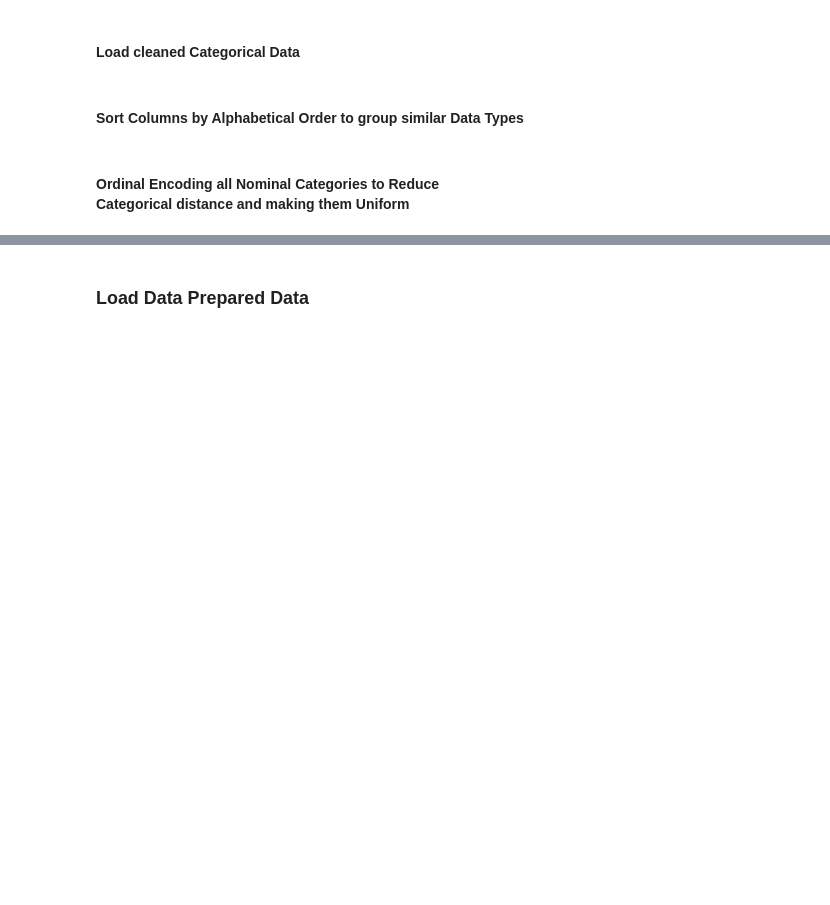
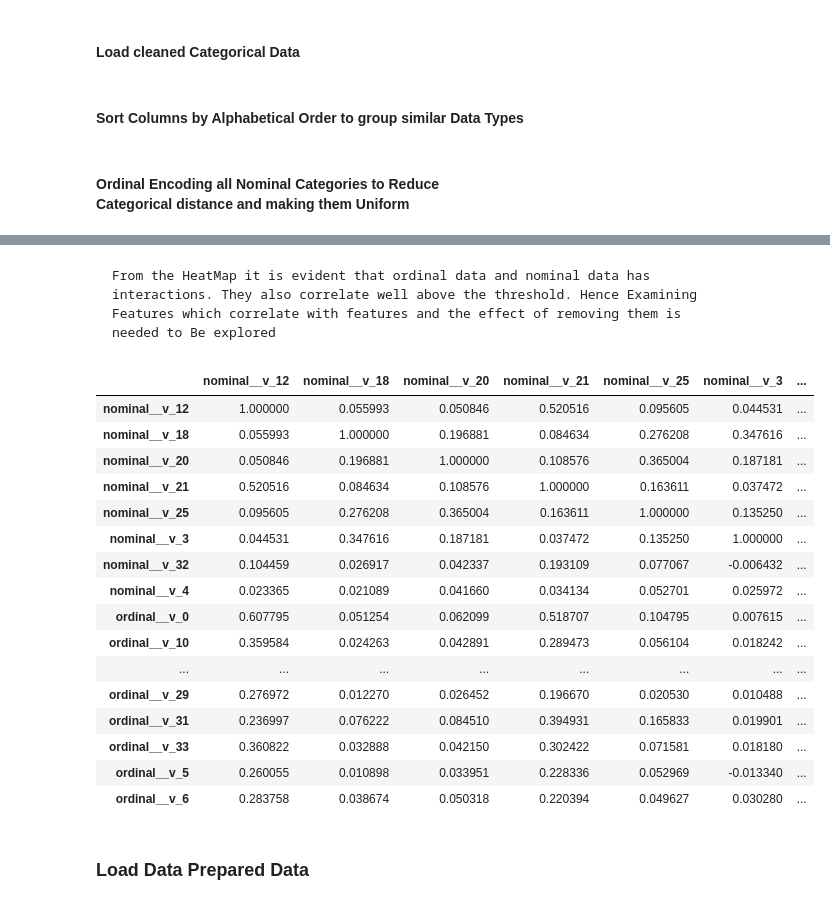
Before and after one commit to risan-raja/sdpiit, a Jupyter notebook: notebooks/sdpiitm-risan-raja-21f10000121.ipynb, the cells around one changed output, grey strips where cells are left out. Drawn from its saved outputs; the diff is of its cells as text; code cells hidden in the pictures; blank space fills up the shorter version.

````diff
--- a/notebooks/sdpiitm-risan-raja-21f10000121.ipynb
+++ b/notebooks/sdpiitm-risan-raja-21f10000121.ipynb
@@ -1249,3 +876,27 @@ raw_data_eval
+# %% [markdown]
+```text
+From the HeatMap it is evident that ordinal data and nominal data has interactions. They also correlate well above the threshold. Hence Examining Features which correlate with features and the effect of removing them is needed to Be explored
+```
+# %%
+clf = HistGradientBoostingClassifier()
+# %% [output]
+|  | nominal__v_12 | nominal__v_18 | nominal__v_20 | nominal__v_21 | nominal__v_25 | nominal__v_3 | ... |
+| nominal__v_12 | 1.000000 | 0.055993 | 0.050846 | 0.520516 | 0.095605 | 0.044531 | ... |
+| nominal__v_18 | 0.055993 | 1.000000 | 0.196881 | 0.084634 | 0.276208 | 0.347616 | ... |
+| nominal__v_20 | 0.050846 | 0.196881 | 1.000000 | 0.108576 | 0.365004 | 0.187181 | ... |
+| nominal__v_21 | 0.520516 | 0.084634 | 0.108576 | 1.000000 | 0.163611 | 0.037472 | ... |
+| nominal__v_25 | 0.095605 | 0.276208 | 0.365004 | 0.163611 | 1.000000 | 0.135250 | ... |
+| nominal__v_3 | 0.044531 | 0.347616 | 0.187181 | 0.037472 | 0.135250 | 1.000000 | ... |
+| nominal__v_32 | 0.104459 | 0.026917 | 0.042337 | 0.193109 | 0.077067 | -0.006432 | ... |
+| nominal__v_4 | 0.023365 | 0.021089 | 0.041660 | 0.034134 | 0.052701 | 0.025972 | ... |
+| ordinal__v_0 | 0.607795 | 0.051254 | 0.062099 | 0.518707 | 0.104795 | 0.007615 | ... |
+| ordinal__v_10 | 0.359584 | 0.024263 | 0.042891 | 0.289473 | 0.056104 | 0.018242 | ... |
+| ... | ... | ... | ... | ... | ... | ... | ... |
+| ordinal__v_29 | 0.276972 | 0.012270 | 0.026452 | 0.196670 | 0.020530 | 0.010488 | ... |
+| ordinal__v_31 | 0.236997 | 0.076222 | 0.084510 | 0.394931 | 0.165833 | 0.019901 | ... |
+| ordinal__v_33 | 0.360822 | 0.032888 | 0.042150 | 0.302422 | 0.071581 | 0.018180 | ... |
+| ordinal__v_5 | 0.260055 | 0.010898 | 0.033951 | 0.228336 | 0.052969 | -0.013340 | ... |
+| ordinal__v_6 | 0.283758 | 0.038674 | 0.050318 | 0.220394 | 0.049627 | 0.030280 | ... |
 # %% [markdown]
 ###    Load Data Prepared Data
 # %%
````
Also changed, not shown: parts of 8 cells of this notebook.
